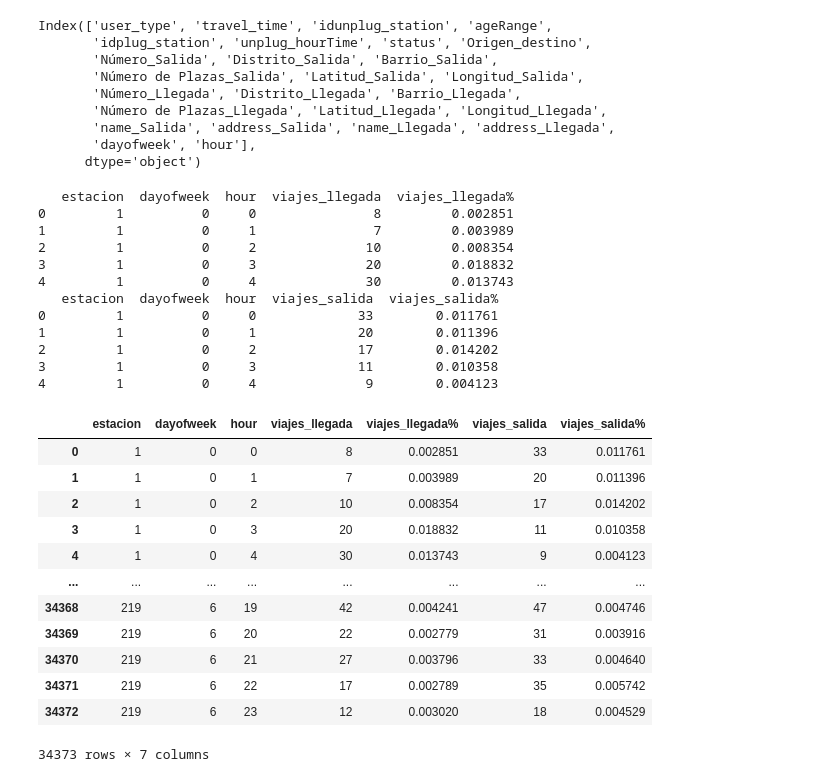
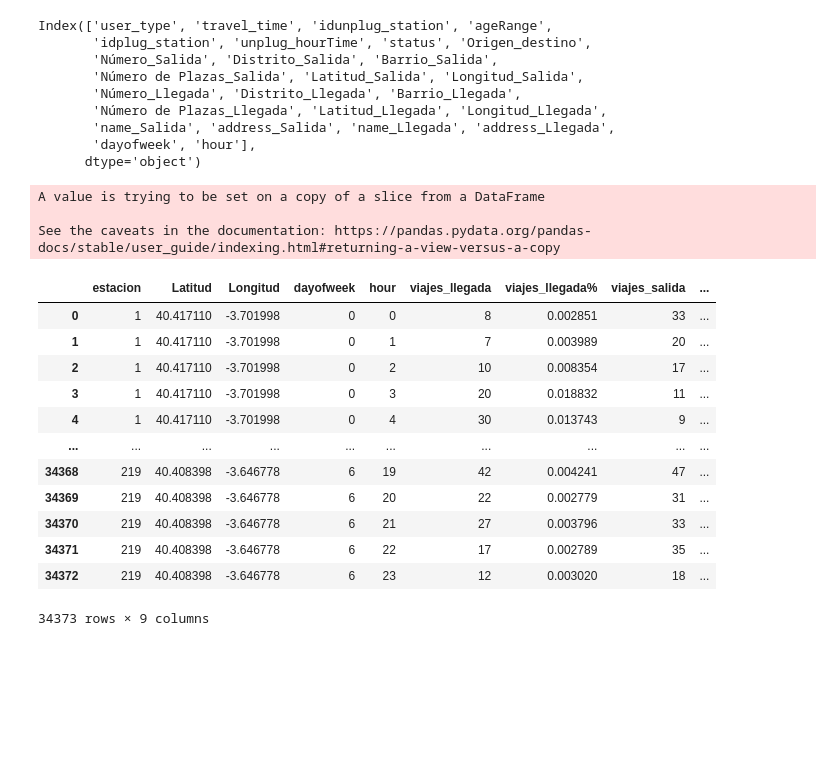
Before and after one commit to gonfuso/AnalyticsBiciMad, a Jupyter notebook: Predictions/AgrupacionHoraDiasemana.ipynb, the cells around one changed output. Saved outputs shown, nothing was run; the diff lists cells and outputs as text; code cells hidden in the pictures; blank space fills up the shorter version.

```diff
--- a/Predictions/AgrupacionHoraDiasemana.ipynb
+++ b/Predictions/AgrupacionHoraDiasemana.ipynb
@@ -1,8 +1,8 @@
 # %%
 import pandas as pd
 # %%
-itinierarios_bases=pd.read_parquet('../Data/Itinerarios/itinerarios_bases3.parquet')
-itinierarios_bases.head()
+itinerarios_bases=pd.read_parquet('../Data/Itinerarios/itinerarios_bases3.parquet')
+itinerarios_bases.head()
 # %% [output]
 |  | user_type | travel_time | idunplug_station | ageRange | idplug_station | unplug_hourTime | status | ... |
 | 0 | 1 | 154 | 44 | 5 | 40 | 2019-07-01 00:00:00+00:00 | short_rental | ... |
@@ -25,52 +25,47 @@ Index(['user_type', 'travel_time', 'idunplug_station', 'ageRange',
       dtype='object')
 # %%
 def DistrubicionEstaciones(itinerarios_bases):
-    cols_grup=['idplug_station', 'dayofweek', 'hour']
-    df_llegada = itinierarios_bases.groupby(cols_grup)['status'].count().to_frame().reset_index()
+    cols_grup=['idplug_station','Latitud_Llegada', 'Longitud_Llegada', 'dayofweek', 'hour']
+    df_llegada = itinerarios_bases.groupby(cols_grup)['status'].count().to_frame().reset_index()
     df_llegada.rename(columns={'status': 'viajes_llegada', 'idplug_station': 'estacion'}, inplace=True)
     # Percentage by lambda and DataFrame.apply() method.
 
     df3 = df_llegada.groupby(['dayofweek', 'hour'])['viajes_llegada'].sum().to_dict()#.reset_index()
     df_llegada['dict']=df_llegada.apply(lambda x: (x.dayofweek,x.hour),axis=1)
     df_llegada['viajes_llegada%']=df_llegada.apply(lambda x: x.viajes_llegada/df3[x.dict], axis=1)
-    df_llegada_def=df_llegada[['estacion','dayofweek', 'hour', 'viajes_llegada', 'viajes_llegada%' ]]
+    df_llegada_def=df_llegada[['estacion','Latitud_Llegada', 'Longitud_Llegada','dayofweek', 'hour', 'viajes_llegada', 'viajes_llegada%' ]]
+    df_llegada_def.rename(columns={'Latitud_Llegada':'Latitud','Longitud_Llegada':'Longitud' }, inplace=True)
 
 
-    cols_grup2=['idunplug_station', 'dayofweek', 'hour']
-    df_salida = itinierarios_bases.groupby(cols_grup2)['status'].count().to_frame().reset_index()
+    cols_grup2=['idunplug_station','Latitud_Salida', 'Longitud_Salida', 'dayofweek', 'hour']
+    df_salida = itinerarios_bases.groupby(cols_grup2)['status'].count().to_frame().reset_index()
     df_salida.rename(columns={'status': 'viajes_salida', 'idunplug_station': 'estacion'}, inplace=True)
     # Percentage by lambda and DataFrame.apply() method.
 
     df3 = df_salida.groupby(['dayofweek', 'hour'])['viajes_salida'].sum().to_dict()#.reset_index()
     df_salida['dict']=df_salida.apply(lambda x: (x.dayofweek,x.hour),axis=1)
     df_salida['viajes_salida%']=df_salida.apply(lambda x: x.viajes_salida/df3[x.dict], axis=1)
-    df_salida_def=df_salida[['estacion','dayofweek', 'hour', 'viajes_salida', 'viajes_salida%' ]]
+    df_salida_def=df_salida[['estacion','Latitud_Salida', 'Longitud_Salida','dayofweek', 'hour', 'viajes_salida', 'viajes_salida%' ]]
 
+    df_salida_def.rename(columns={'Latitud_Salida':'Latitud','Longitud_Salida':'Longitud' }, inplace=True)
 
-    return pd.merge(df_llegada_def,df_salida_def, how='inner', on=['estacion','dayofweek', 'hour'])
+    return pd.merge(df_llegada_def,df_salida_def, how='inner', on=['estacion','dayofweek', 'hour', 'Latitud', 'Longitud'])
+a=DistrubicionEstaciones(itinerarios_bases)
+a
 # %% [output]
-   estacion  dayofweek  hour  viajes_llegada  viajes_llegada%
-0         1          0     0               8         0.002851
-1         1          0     1               7         0.003989
-2         1          0     2              10         0.008354
-3         1          0     3              20         0.018832
-4         1          0     4              30         0.013743
-   estacion  dayofweek  hour  viajes_salida  viajes_salida%
-0         1          0     0             33        0.011761
-1         1          0     1             20        0.011396
-2         1          0     2             17        0.014202
-3         1          0     3             11        0.010358
-4         1          0     4              9        0.004123
+A value is trying to be set on a copy of a slice from a DataFrame
+
+See the caveats in the documentation: https://pandas.pydata.org/pandas-docs/stable/user_guide/indexing.html#returning-a-view-versus-a-copy
-|  | estacion | dayofweek | hour | viajes_llegada | viajes_llegada% | viajes_salida | viajes_salida% |
-| 0 | 1 | 0 | 0 | 8 | 0.002851 | 33 | 0.011761 |
-| 1 | 1 | 0 | 1 | 7 | 0.003989 | 20 | 0.011396 |
-| 2 | 1 | 0 | 2 | 10 | 0.008354 | 17 | 0.014202 |
-| 3 | 1 | 0 | 3 | 20 | 0.018832 | 11 | 0.010358 |
-| 4 | 1 | 0 | 4 | 30 | 0.013743 | 9 | 0.004123 |
-| ... | ... | ... | ... | ... | ... | ... | ... |
-| 34368 | 219 | 6 | 19 | 42 | 0.004241 | 47 | 0.004746 |
-| 34369 | 219 | 6 | 20 | 22 | 0.002779 | 31 | 0.003916 |
-| 34370 | 219 | 6 | 21 | 27 | 0.003796 | 33 | 0.004640 |
-| 34371 | 219 | 6 | 22 | 17 | 0.002789 | 35 | 0.005742 |
-| 34372 | 219 | 6 | 23 | 12 | 0.003020 | 18 | 0.004529 |
+|  | estacion | Latitud | Longitud | dayofweek | hour | viajes_llegada | viajes_llegada% | viajes_salida | ... |
+| 0 | 1 | 40.417110 | -3.701998 | 0 | 0 | 8 | 0.002851 | 33 | ... |
+| 1 | 1 | 40.417110 | -3.701998 | 0 | 1 | 7 | 0.003989 | 20 | ... |
+| 2 | 1 | 40.417110 | -3.701998 | 0 | 2 | 10 | 0.008354 | 17 | ... |
+| 3 | 1 | 40.417110 | -3.701998 | 0 | 3 | 20 | 0.018832 | 11 | ... |
+| 4 | 1 | 40.417110 | -3.701998 | 0 | 4 | 30 | 0.013743 | 9 | ... |
+| ... | ... | ... | ... | ... | ... | ... | ... | ... | ... |
+| 34368 | 219 | 40.408398 | -3.646778 | 6 | 19 | 42 | 0.004241 | 47 | ... |
+| 34369 | 219 | 40.408398 | -3.646778 | 6 | 20 | 22 | 0.002779 | 31 | ... |
+| 34370 | 219 | 40.408398 | -3.646778 | 6 | 21 | 27 | 0.003796 | 33 | ... |
+| 34371 | 219 | 40.408398 | -3.646778 | 6 | 22 | 17 | 0.002789 | 35 | ... |
+| 34372 | 219 | 40.408398 | -3.646778 | 6 | 23 | 12 | 0.003020 | 18 | ... |
-34373 rows × 7 columns
+34373 rows × 9 columns
```
Also changed, not shown: parts of 3 cells of this notebook, 6 other files.
